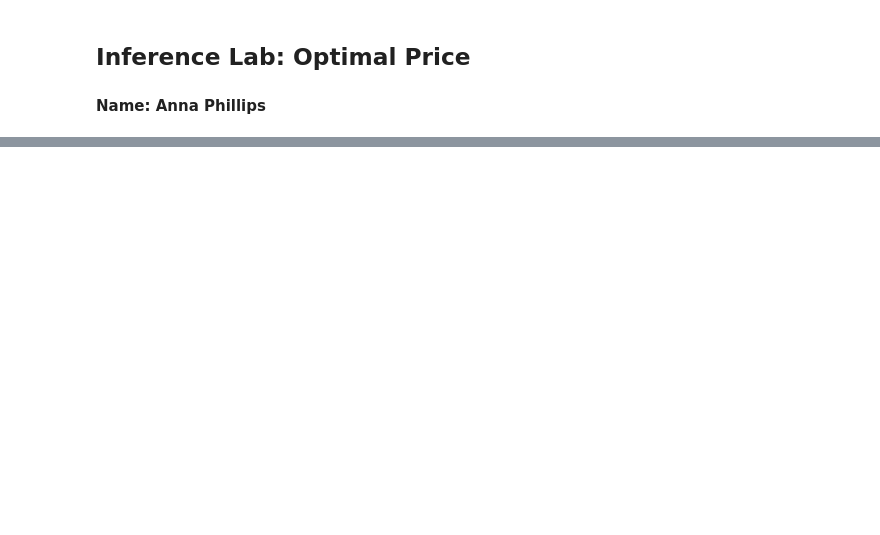
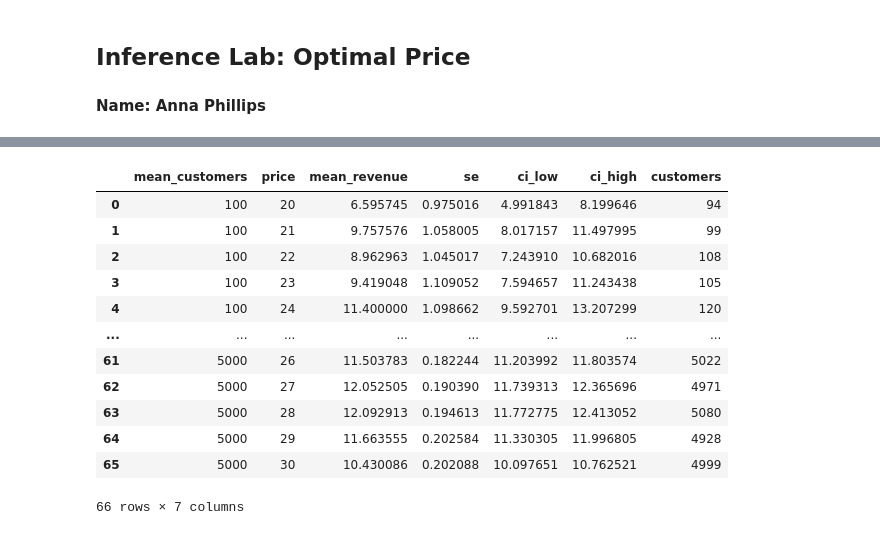
Before and after one commit to ae-phillips/uu_inference, a Jupyter notebook: thr_lab/Lab7.ipynb, the cells around one changed output, grey strips where cells are left out. Cells and saved outputs as stored; diff of their text form; code cells hidden in the pictures; blank space fills up the shorter version.

```diff
--- a/thr_lab/Lab7.ipynb
+++ b/thr_lab/Lab7.ipynb
@@ -113,0 +155,17 @@ grid_df.sort_values(["mean_customers", "mean_revenue"], ascending=[True, False])
+# %%
+# test data frame
+grid_df
+# %% [output]
+|  | mean_customers | price | mean_revenue | se | ci_low | ci_high | customers |
+| 0 | 100 | 20 | 6.595745 | 0.975016 | 4.991843 | 8.199646 | 94 |
+| 1 | 100 | 21 | 9.757576 | 1.058005 | 8.017157 | 11.497995 | 99 |
+| 2 | 100 | 22 | 8.962963 | 1.045017 | 7.243910 | 10.682016 | 108 |
+| 3 | 100 | 23 | 9.419048 | 1.109052 | 7.594657 | 11.243438 | 105 |
+| 4 | 100 | 24 | 11.400000 | 1.098662 | 9.592701 | 13.207299 | 120 |
+| ... | ... | ... | ... | ... | ... | ... | ... |
+| 61 | 5000 | 26 | 11.503783 | 0.182244 | 11.203992 | 11.803574 | 5022 |
+| 62 | 5000 | 27 | 12.052505 | 0.190390 | 11.739313 | 12.365696 | 4971 |
+| 63 | 5000 | 28 | 12.092913 | 0.194613 | 11.772775 | 12.413052 | 5080 |
+| 64 | 5000 | 29 | 11.663555 | 0.202584 | 11.330305 | 11.996805 | 4928 |
+| 65 | 5000 | 30 | 10.430086 | 0.202088 | 10.097651 | 10.762521 | 4999 |
+66 rows × 7 columns
```
Also changed, not shown: parts of 11 cells of this notebook, 1 other file.
